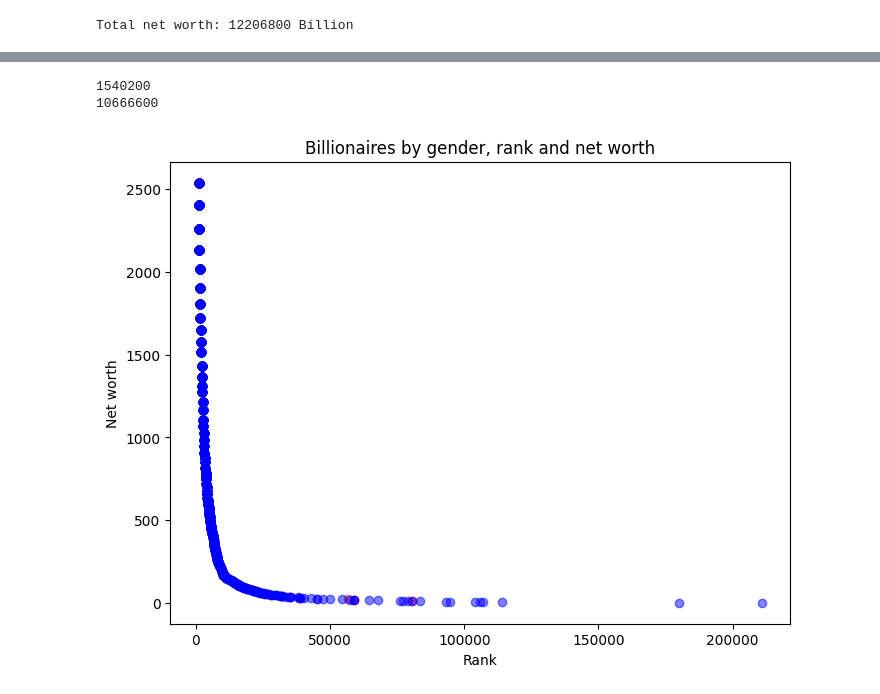
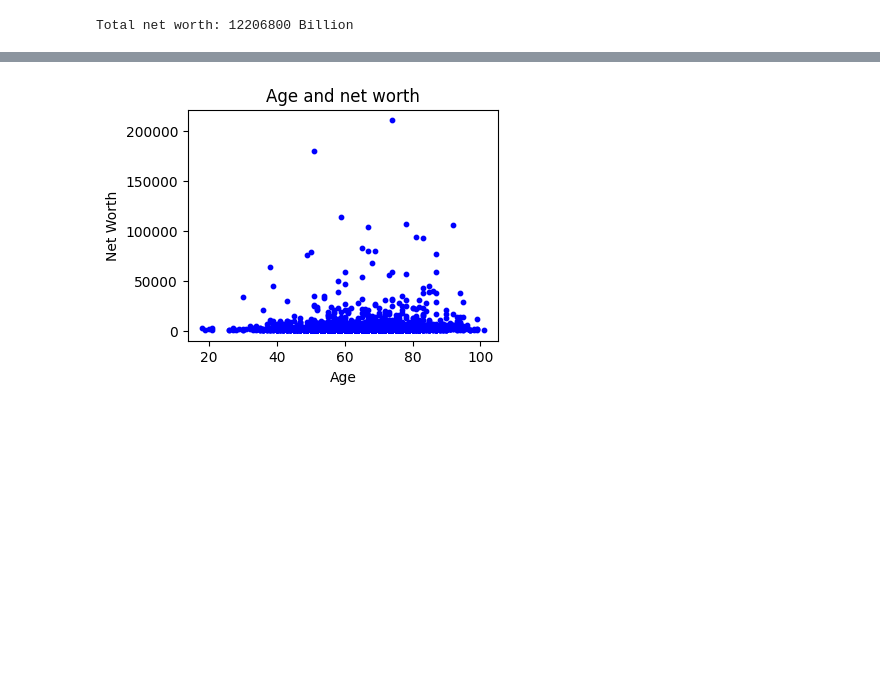
Before and after one commit to huy-ph/data_mining, a Jupyter notebook: learning/billionaires_statistics/billionaires_analysis.ipynb, the cells around one changed output, grey strips where cells are left out. Drawn from its saved outputs; the diff is of its cells as text; code cells hidden in the pictures; blank space fills up the shorter version.

Commit message:
age vs networth

```diff
--- a/learning/billionaires_statistics/billionaires_analysis.ipynb
+++ b/learning/billionaires_statistics/billionaires_analysis.ipynb
@@ -78,0 +104,12 @@ Total net worth: 12206800 Billion
+# %%
+#relation between age and networth.
+#using histogram plot
+age_net = bil_stat[['age', 'finalWorth']]
+plt.figure(figsize=(4,3))
+plt.scatter(x = age_net['age'], y = age_net['finalWorth'], s = 10, color = color_map[key])
+plt.xlabel('Age')
+plt.ylabel('Net Worth')
+plt.title('Age and net worth')
+plt.show()
+# %% [output]
+[figure, added]
@@ -79,28 +120,3 @@ Total net worth: 12206800 Billion
 # %%
 #total networth by category, country, gender, selfmade
-# %%
-#total net worth by gender
-net_gender = bil_stat[['gender', 'finalWorth', 'rank']]
-print(net_gender[net_gender['gender'] == 'F']['finalWorth'].sum())
-print(net_gender[net_gender['gender'] == 'M']['finalWorth'].sum())
-
-color_map = {'F': 'red', 'M': 'blue'}
-
-plt.figure(figsize=(8,6))
-#plot scatter graphic
-# plt.scatter(net_gender['finalWorth'], net_gender['rank'], c=net_gender['gender'].map(color_map), marker='o', s=10)
-
-#another way to do scatter - loop through each row
-for key, group in bil_stat.groupby('gender'):
-    plt.scatter(group['finalWorth'], group['rank'], c=color_map[key], label=key, alpha=0.5)
-
-plt.xlabel('Rank')
-plt.ylabel('Net worth')
-plt.title('Billionaires by gender, rank and net worth')
-
-plt.show()
-# %% [output]
-1540200
-10666600
-[figure, removed]
 # %%
```
Also changed, not shown: parts of 5 cells of this notebook.
